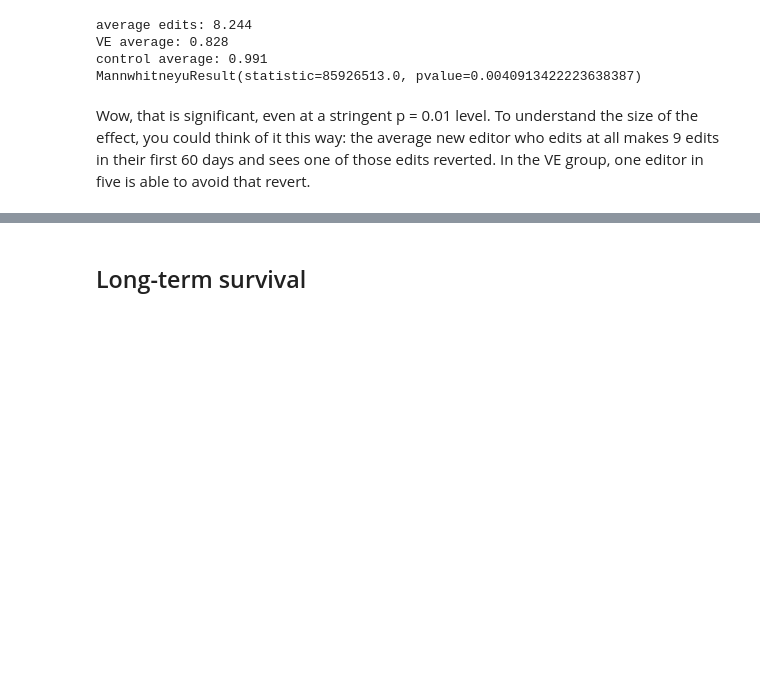
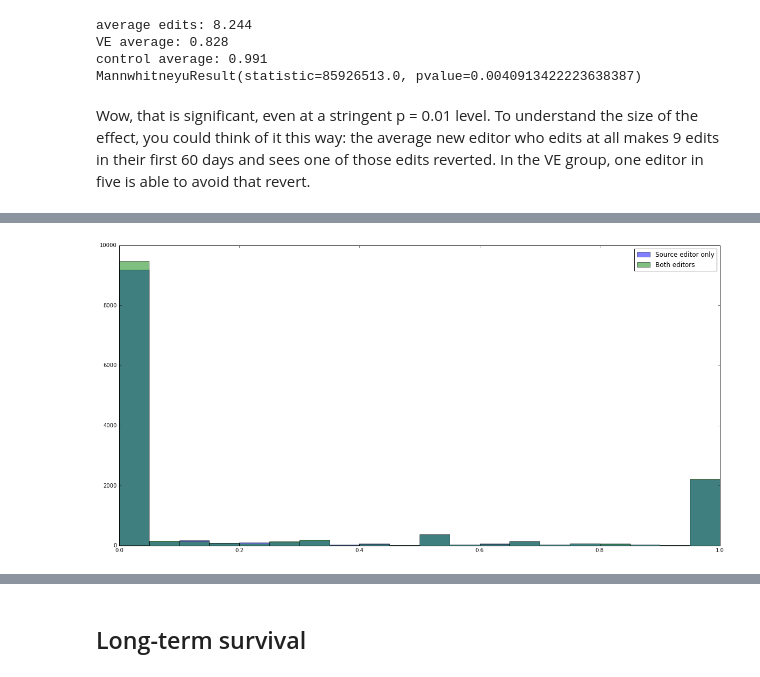
Before and after one commit to neilpquinn/2015-11-VE-experiment-follow-up, a Jupyter notebook: VE experiment follow-up.ipynb, the cells around one changed output, grey strips where cells are left out. Cells and saved outputs as stored; diff of their text form; code cells hidden in the pictures; blank space fills up the shorter version.

```diff
--- a/VE experiment follow-up.ipynb
+++ b/VE experiment follow-up.ipynb
@@ -574,3 +583,9 @@ control average: 0.991
 MannwhitneyuResult(statistic=85926513.0, pvalue=0.0040913422223638387)
 # %% [markdown]
 Wow, that is significant, even at a stringent p = 0.01 level. To understand the size of the effect, you could think of it this way: the average new editor who edits at all makes 9 edits in their first 60 days and sees one of those edits reverted. In the VE group, one editor in five is able to avoid that revert.
+# %%
+editors_reverts.loc[:, "proportion_reverted"] = editors_reverts["reverted_content_revisions"] / editors_reverts["revs"]
+
+editors_reverts.fillna(value = 0, inplace = True)
+treatment_rv_prop = editors_reverts[ editors_reverts["bucket"] == "treatment" ]["proportion_reverted"]
+control_rv_prop = editors_reverts[ editors_reverts["bucket"] == "control" ]["proportion_reverted"]
@@ -576,0 +632,8 @@ Wow, that is significant, even at a stringent p = 0.01 level. To understand the
+# %%
+fig, axarr = plt.subplots( 1, 1, figsize=(20,10) )
+plt.hist(control_rv_prop, alpha = 0.5, range = (0, 1), bins = 20, label = "Source editor only")
+plt.hist(treatment_rv_prop, alpha = 0.5, range = (0, 1), bins = 20, label = "Both editors")
+plt.legend(loc="upper right")
+plt.show()
+# %% [output]
+[figure, added]
```
Also changed, not shown: parts of 12 cells of this notebook.
